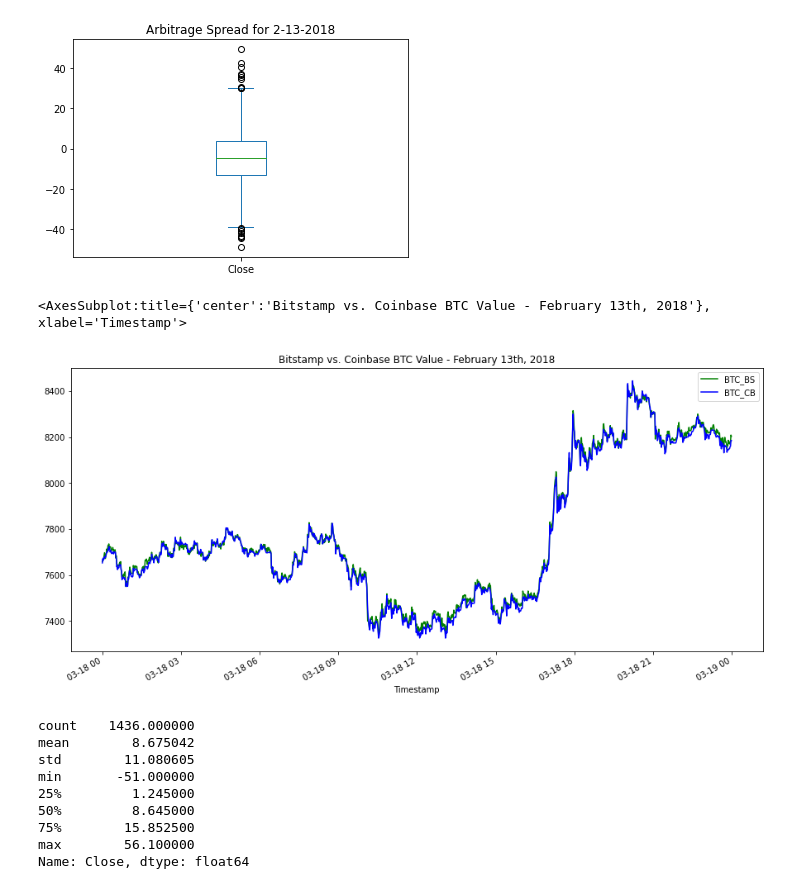
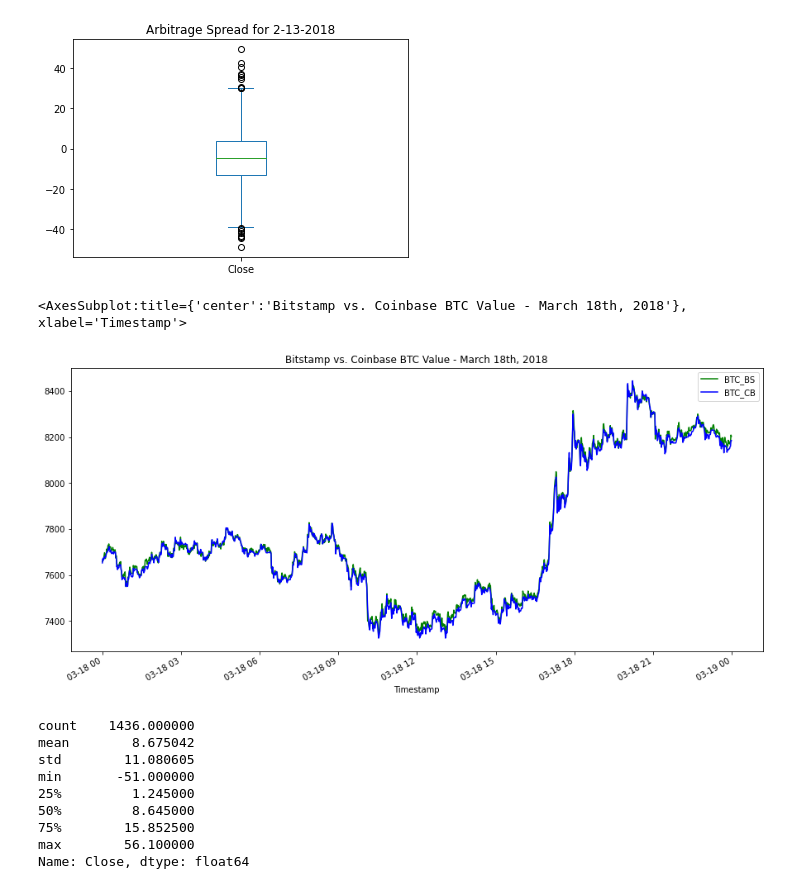
Before and after one commit to davidlp94/03_DLP_Bitcoin_arbitrage_application, a Jupyter notebook: crypto_arbitrage.ipynb, the cells around one changed output. Saved outputs shown, nothing was run; the diff lists cells and outputs as text; code cells hidden in the pictures.

```diff
--- a/crypto_arbitrage.ipynb
+++ b/crypto_arbitrage.ipynb
@@ -563,12 +563,12 @@ arbitrage_spread_middle.plot(kind='box', title='Arbitrage Spread for 2-13-2018')
 # %%
 # Create an overlay plot that visualizes the two dataframes over a period of one day from late in the dataset.
 # Be sure that the plots include the parameters `legend`, `figsize`, `title`, `color` and `label`
 # We will take a close look at trading day 3-18-2018
-bitstamp_sliced.loc['2018-03-18'].plot(legend=True, figsize=(15, 7), title='Bitstamp vs. Coinbase BTC Value - February 13th, 2018', color='green', label='BTC_BS')
+bitstamp_sliced.loc['2018-03-18'].plot(legend=True, figsize=(15, 7), title='Bitstamp vs. Coinbase BTC Value - March 18th, 2018', color='green', label='BTC_BS')
 coinbase_sliced.loc['2018-03-18'].plot(legend=True, figsize=(15, 7), color='blue', label='BTC_CB')
 # %% [output]
-<AxesSubplot:title={'center':'Bitstamp vs. Coinbase BTC Value - February 13th, 2018'}, xlabel='Timestamp'>
+<AxesSubplot:title={'center':'Bitstamp vs. Coinbase BTC Value - March 18th, 2018'}, xlabel='Timestamp'>
-[figure, old version]
+[figure, new version]
 # %%
 # Using the date from the late that you have selected, calculate the arbitrage spread
 # by subtracting the bitstamp lower closing prices from the coinbase higher closing prices
```
Also changed, not shown: parts of 29 cells of this notebook.
